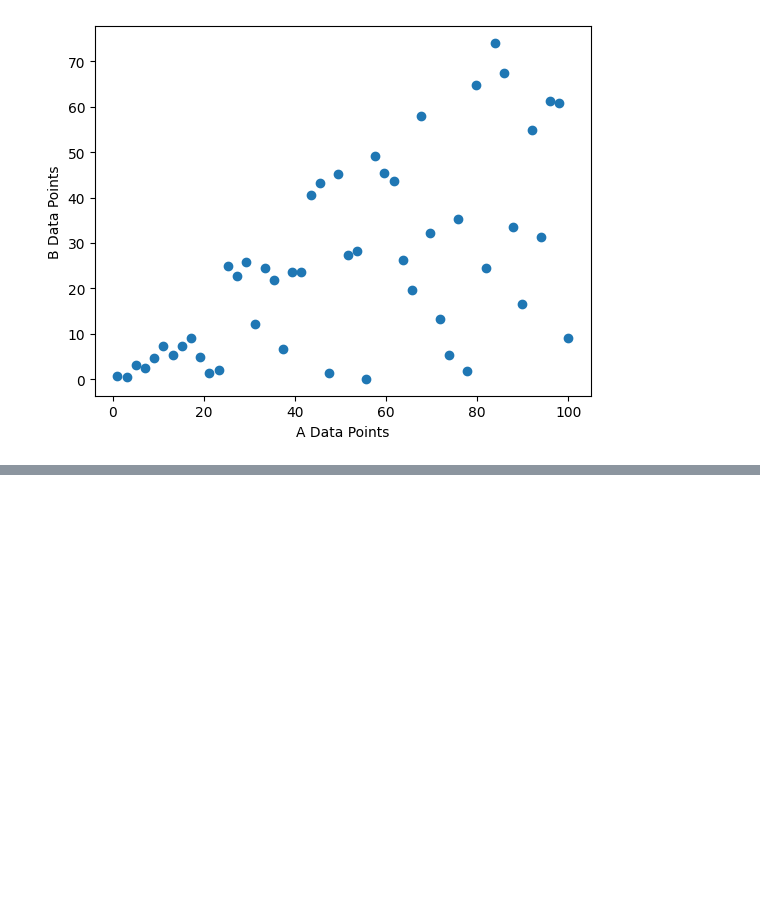
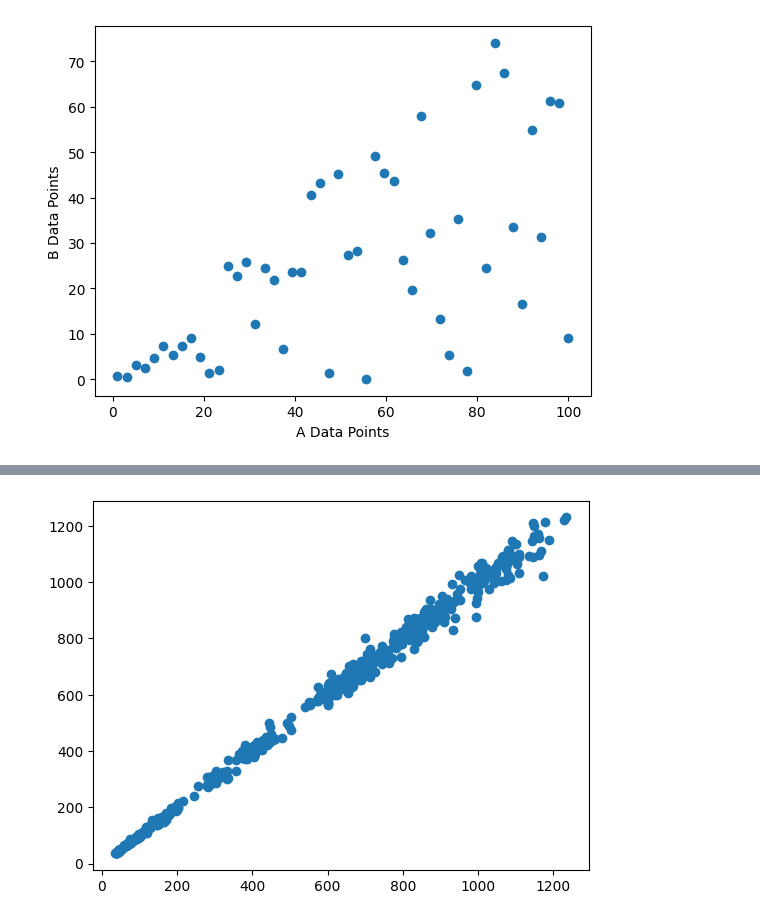
Before and after one commit to gr8bipin/python_basics_finance, a Jupyter notebook: matplotlib.ipynb, the cells around one changed output, grey strips where cells are left out. Cells and saved outputs as stored; diff of their text form; code cells hidden in the pictures; blank space fills up the shorter version.

```diff
--- a/matplotlib.ipynb
+++ b/matplotlib.ipynb
@@ -622,0 +690,6 @@ plt.show()
+# %%
+# Method 1
+plt.scatter(x='Open', y='Close', data=data)
+plt.show()
+# %% [output]
+[figure, added]
```
Also changed, not shown: parts of 30 cells of this notebook.
